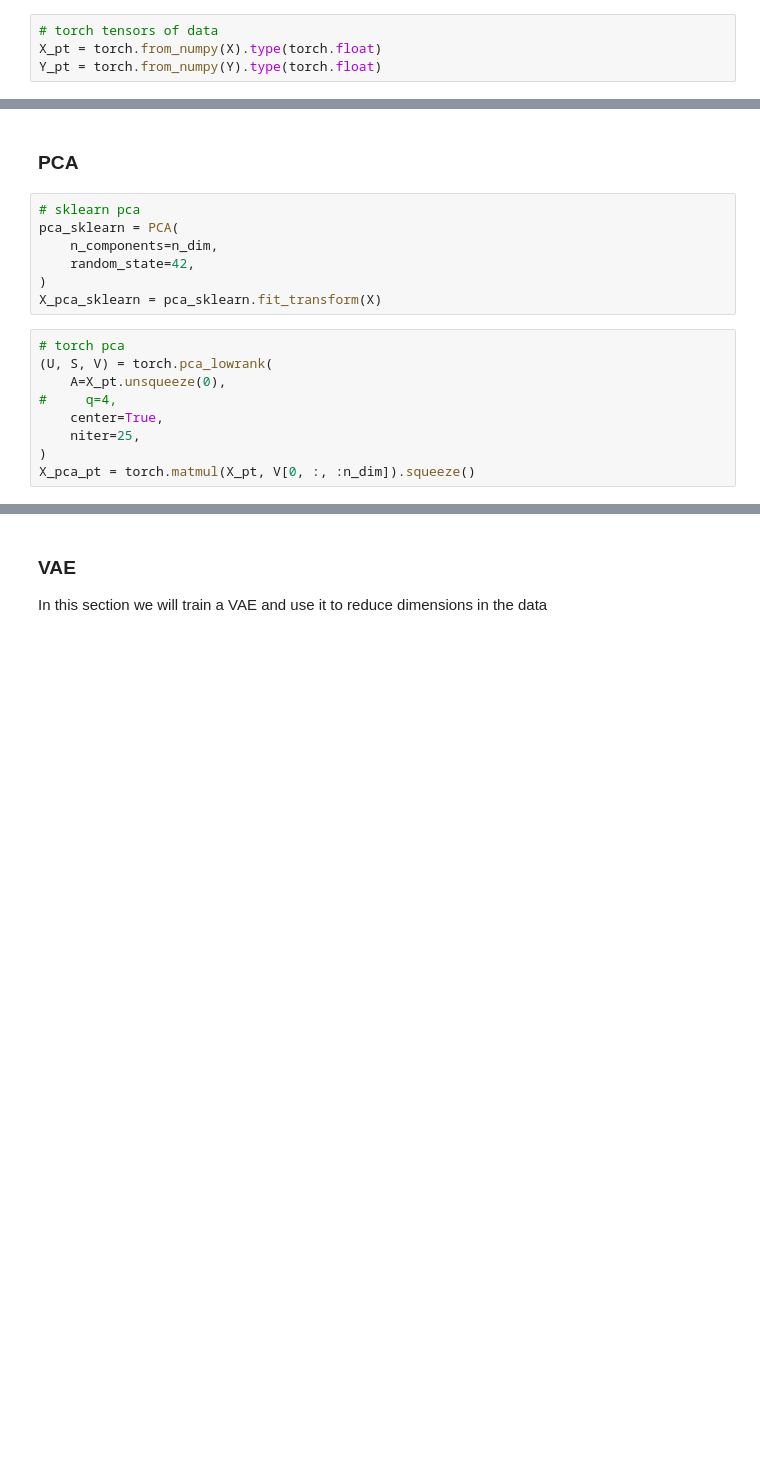
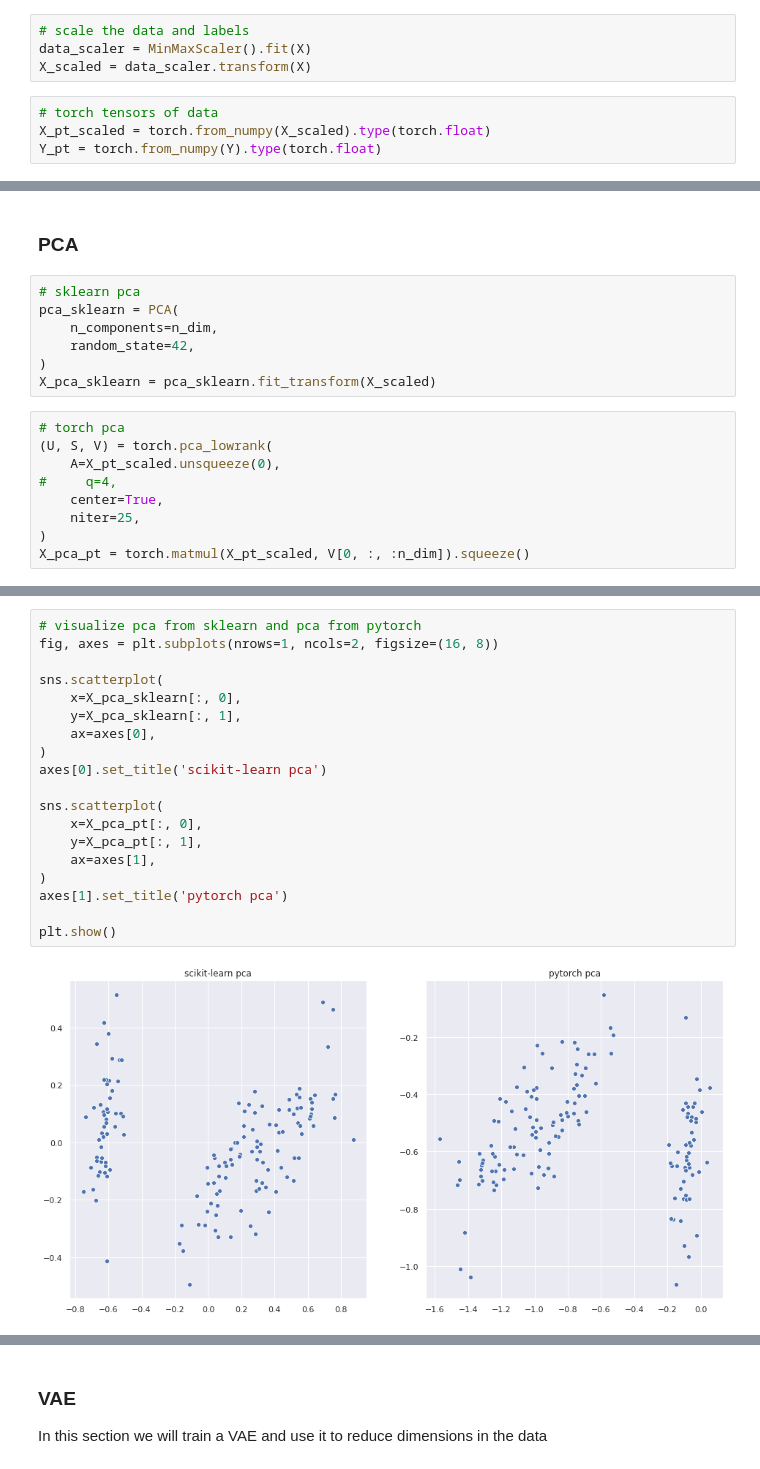
Before and after one commit to chauhankaranraj/ELDR-pytorch, a Jupyter notebook: iris.ipynb, the cells around one changed output, grey strips where cells are left out. Cells and saved outputs as stored; diff of their text form; blank space fills up the shorter version.

```diff
--- a/iris.ipynb
+++ b/iris.ipynb
@@ -46,6 +50,10 @@ X.shape, Y.shape
+# %%
+# scale the data and labels
+data_scaler = MinMaxScaler().fit(X)
+X_scaled = data_scaler.transform(X)
 # %%
 # torch tensors of data
-X_pt = torch.from_numpy(X).type(torch.float)
+X_pt_scaled = torch.from_numpy(X_scaled).type(torch.float)
 Y_pt = torch.from_numpy(Y).type(torch.float)
 # %% [markdown]
 ## Reduce Dimensions
@@ -61,13 +69,13 @@ pca_sklearn = PCA(
     n_components=n_dim,
     random_state=42,
 )
-X_pca_sklearn = pca_sklearn.fit_transform(X)
+X_pca_sklearn = pca_sklearn.fit_transform(X_scaled)
 # %%
 # torch pca
 (U, S, V) = torch.pca_lowrank(
-    A=X_pt.unsqueeze(0),
+    A=X_pt_scaled.unsqueeze(0),
 #     q=4,
     center=True,
     niter=25,
 )
-X_pca_pt = torch.matmul(X_pt, V[0, :, :n_dim]).squeeze()
+X_pca_pt = torch.matmul(X_pt_scaled, V[0, :, :n_dim]).squeeze()
@@ -135,0 +82,21 @@ fig.show()
+# %%
+# visualize pca from sklearn and pca from pytorch
+fig, axes = plt.subplots(nrows=1, ncols=2, figsize=(16, 8))
+
+sns.scatterplot(
+    x=X_pca_sklearn[:, 0],
+    y=X_pca_sklearn[:, 1],
+    ax=axes[0],
+)
+axes[0].set_title('scikit-learn pca')
+
+sns.scatterplot(
+    x=X_pca_pt[:, 0],
+    y=X_pca_pt[:, 1],
+    ax=axes[1],
+)
+axes[1].set_title('pytorch pca')
+
+plt.show()
+# %% [output]
+[figure, added]
```
Also changed, not shown: parts of 17 cells of this notebook, 1 other file.
